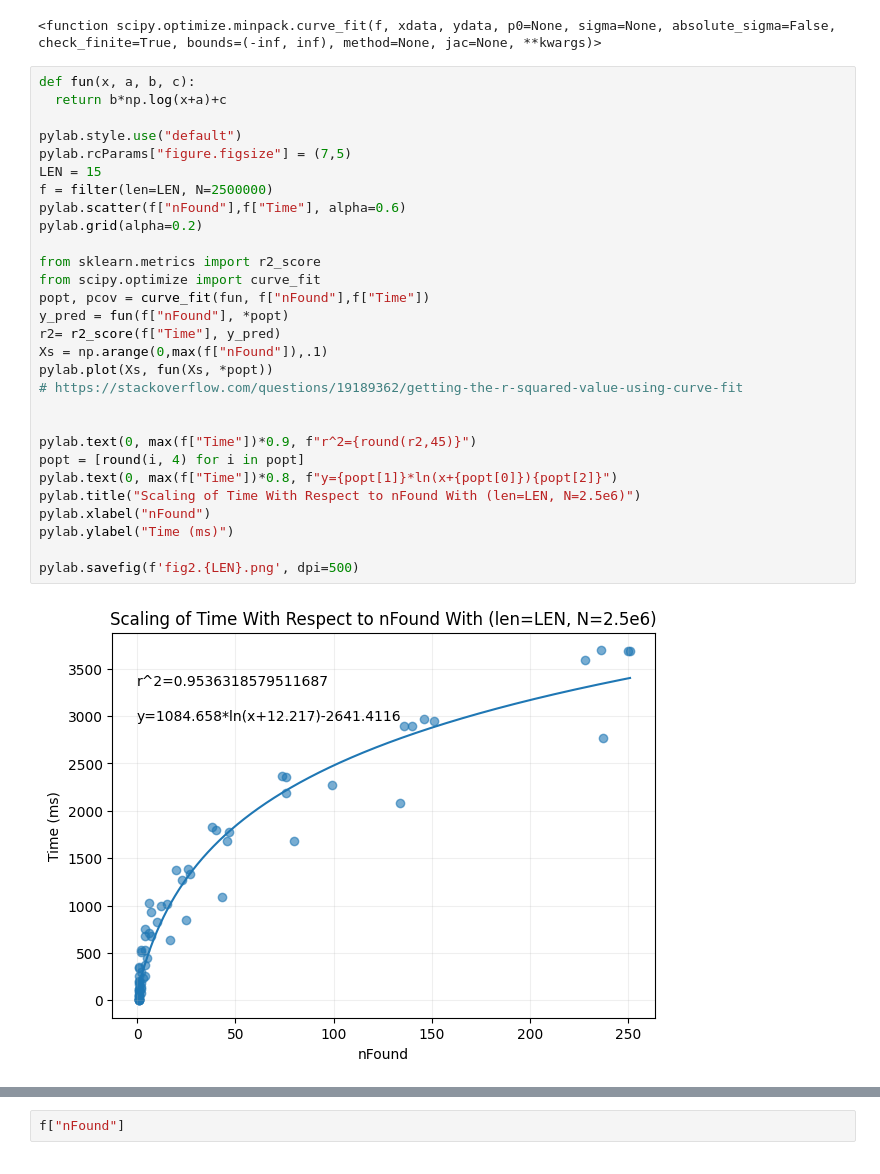
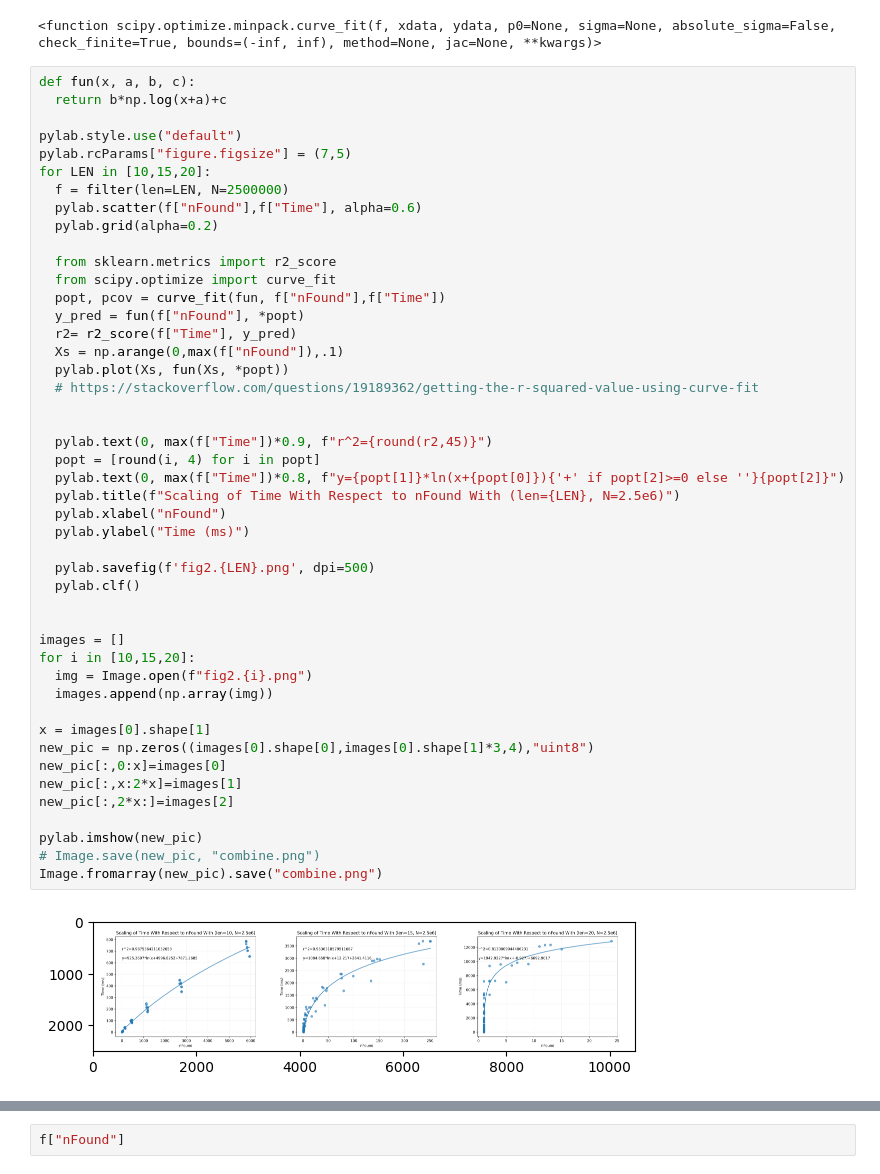
Before and after one commit to weathon/dating-app-pub, a Jupyter notebook: Data.ipynb, the cells around one changed output, grey strips where cells are left out. Drawn from its saved outputs; the diff is of its cells as text.

```diff
--- a/Data.ipynb
+++ b/Data.ipynb
@@ -263,31 +263,48 @@ pylab.ylabel("Call Counts%")
 # %%
 def fun(x, a, b, c):
   return b*np.log(x+a)+c
 
 pylab.style.use("default")
 pylab.rcParams["figure.figsize"] = (7,5)
-LEN = 15
-f = filter(len=LEN, N=2500000)
-pylab.scatter(f["nFound"],f["Time"], alpha=0.6)
-pylab.grid(alpha=0.2)
+for LEN in [10,15,20]:
+  f = filter(len=LEN, N=2500000)
+  pylab.scatter(f["nFound"],f["Time"], alpha=0.6)
+  pylab.grid(alpha=0.2)
 
-from sklearn.metrics import r2_score
-from scipy.optimize import curve_fit
-popt, pcov = curve_fit(fun, f["nFound"],f["Time"])
-y_pred = fun(f["nFound"], *popt)
-r2= r2_score(f["Time"], y_pred)
-Xs = np.arange(0,max(f["nFound"]),.1)
-pylab.plot(Xs, fun(Xs, *popt))
-# https://stackoverflow.com/questions/19189362/getting-the-r-squared-value-using-curve-fit
+  from sklearn.metrics import r2_score
+  from scipy.optimize import curve_fit
+  popt, pcov = curve_fit(fun, f["nFound"],f["Time"])
+  y_pred = fun(f["nFound"], *popt)
+  r2= r2_score(f["Time"], y_pred)
+  Xs = np.arange(0,max(f["nFound"]),.1)
+  pylab.plot(Xs, fun(Xs, *popt))
+  # https://stackoverflow.com/questions/19189362/getting-the-r-squared-value-using-curve-fit
 
 
-pylab.text(0, max(f["Time"])*0.9, f"r^2={round(r2,45)}")
-popt = [round(i, 4) for i in popt]
-pylab.text(0, max(f["Time"])*0.8, f"y={popt[1]}*ln(x+{popt[0]}){popt[2]}")
-pylab.title("Scaling of Time With Respect to nFound With (len=LEN, N=2.5e6)")
-pylab.xlabel("nFound")
-pylab.ylabel("Time (ms)")
+  pylab.text(0, max(f["Time"])*0.9, f"r^2={round(r2,45)}")
+  popt = [round(i, 4) for i in popt]
+  pylab.text(0, max(f["Time"])*0.8, f"y={popt[1]}*ln(x+{popt[0]}){'+' if popt[2]>=0 else ''}{popt[2]}")
+  pylab.title(f"Scaling of Time With Respect to nFound With (len={LEN}, N=2.5e6)")
+  pylab.xlabel("nFound")
+  pylab.ylabel("Time (ms)")
 
-pylab.savefig(f'fig2.{LEN}.png', dpi=500)
+  pylab.savefig(f'fig2.{LEN}.png', dpi=500)
+  pylab.clf()
+
+
+images = []
+for i in [10,15,20]:
+  img = Image.open(f"fig2.{i}.png")
+  images.append(np.array(img))
+
+x = images[0].shape[1]
+new_pic = np.zeros((images[0].shape[0],images[0].shape[1]*3,4),"uint8")
+new_pic[:,0:x]=images[0]
+new_pic[:,x:2*x]=images[1]
+new_pic[:,2*x:]=images[2]
+
+pylab.imshow(new_pic)
+# Image.save(new_pic, "combine.png")
+Image.fromarray(new_pic).save("combine.png")
 # %% [output]
-[figure, old version]
+[figure, new version]
```
Also changed, not shown: parts of 3 cells of this notebook.
